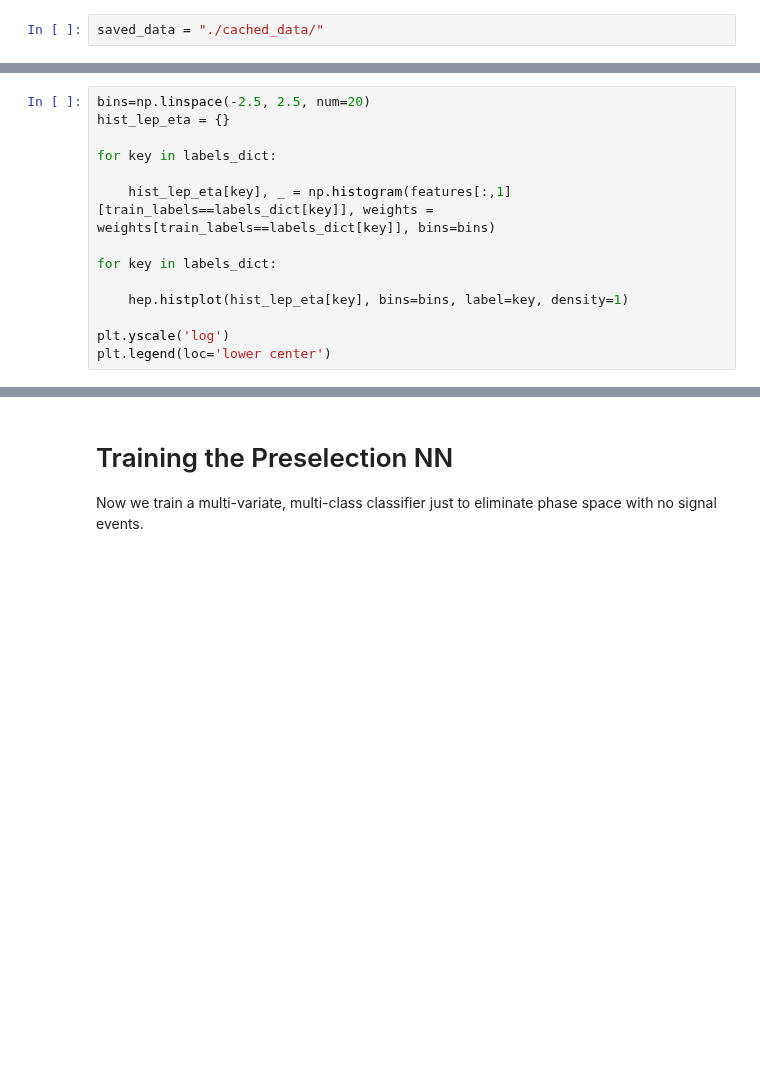
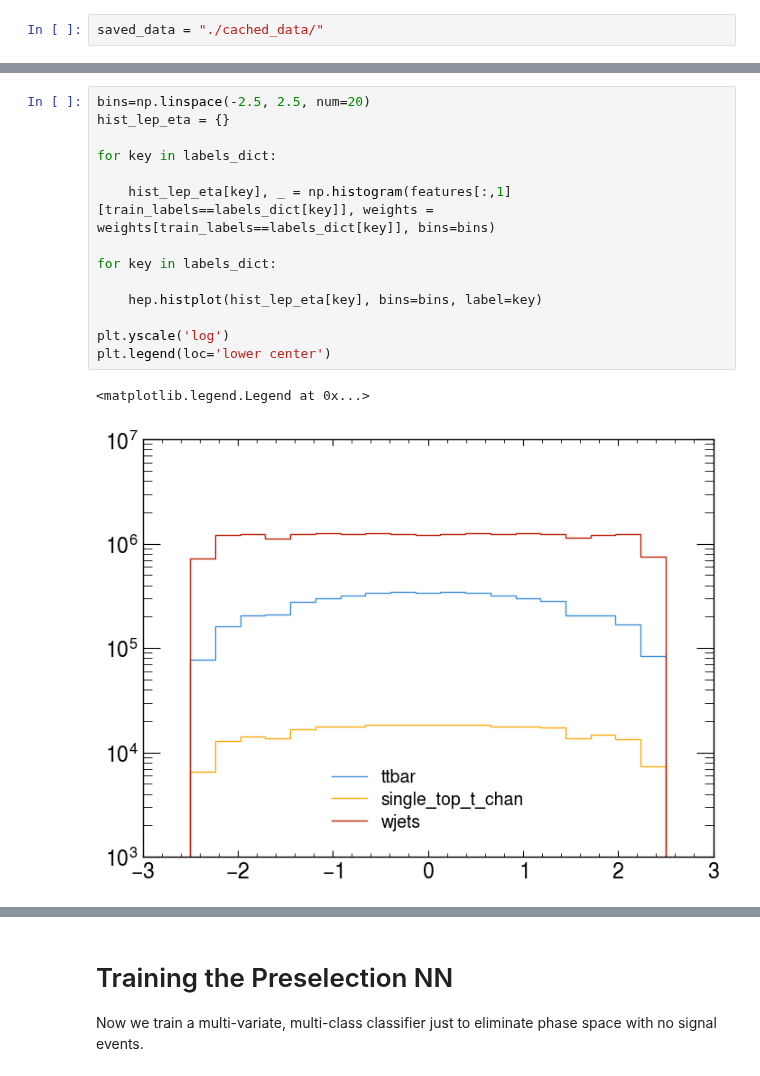
Before and after one commit to Ragansu/NSBI-workflow-tutorial, a Jupyter notebook: Data_Preprocessing.ipynb, the cells around one changed output, grey strips where cells are left out. Cells and saved outputs as stored; diff of their text form; blank space fills up the shorter version.

```diff
--- a/Data_Preprocessing.ipynb
+++ b/Data_Preprocessing.ipynb
@@ -213,17 +218,20 @@ plt.legend(loc='upper right')
 # %%
 bins=np.linspace(-2.5, 2.5, num=20)
 hist_lep_eta = {}
 
 for key in labels_dict:
 
     hist_lep_eta[key], _ = np.histogram(features[:,1][train_labels==labels_dict[key]], weights = weights[train_labels==labels_dict[key]], bins=bins)
 
 for key in labels_dict:
 
-    hep.histplot(hist_lep_eta[key], bins=bins, label=key, density=1)
+    hep.histplot(hist_lep_eta[key], bins=bins, label=key)
 
 plt.yscale('log')
 plt.legend(loc='lower center')
+# %% [output]
+<matplotlib.legend.Legend at 0x...>
+[figure, added]
 # %%
 bins=np.linspace(-2.5, 2.5, num=20)
 hist_lep_phi = {}
```
Also changed, not shown: parts of 12 cells of this notebook, 1 other file.
